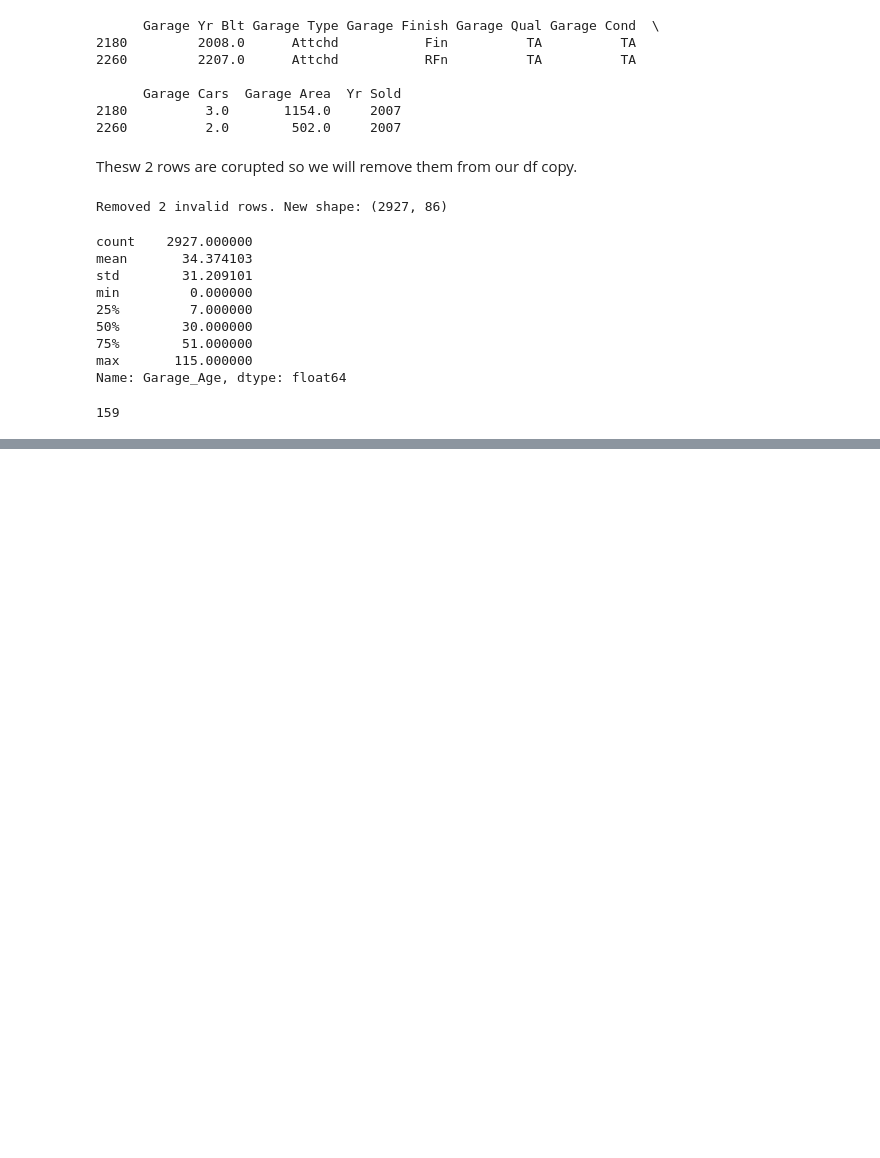
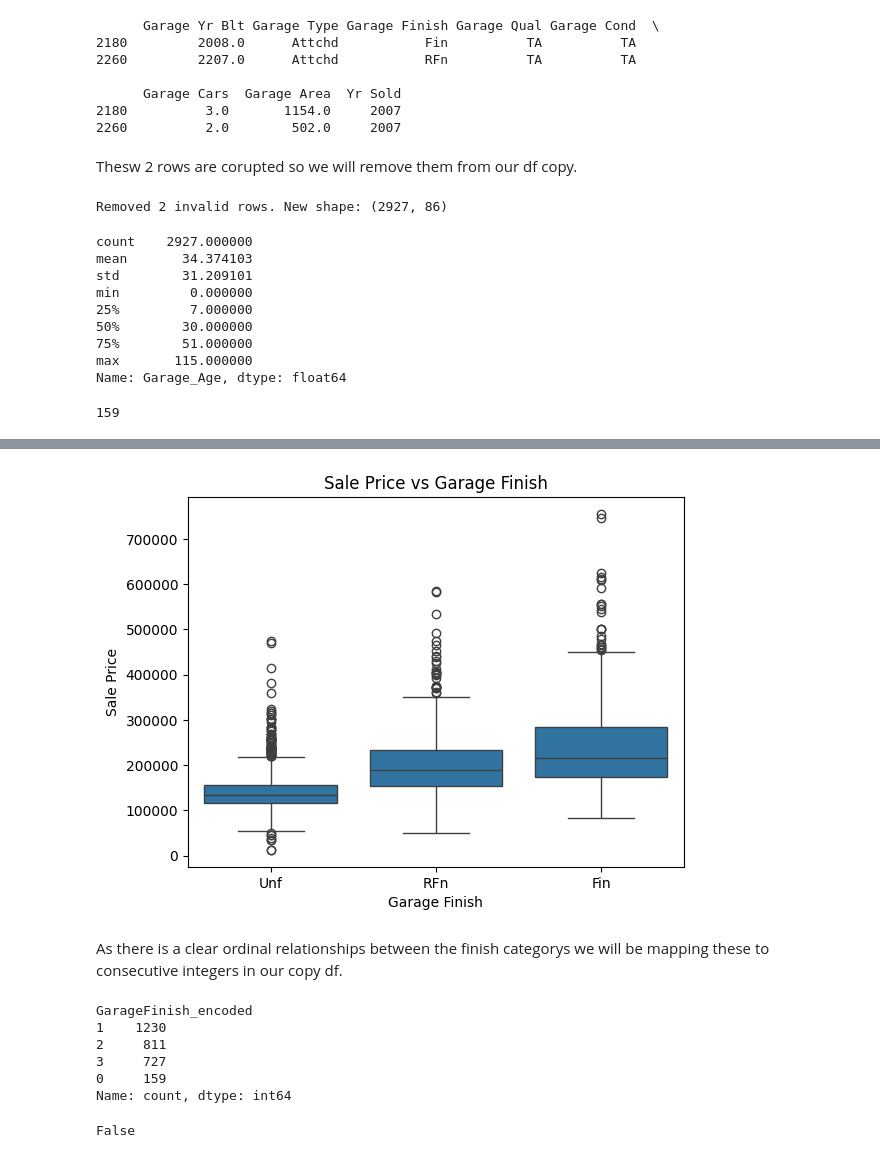
Before and after one commit to hedesiustefan/ML_Project, a Jupyter notebook: dataexplore.ipynb, the cells around one changed output, grey strips where cells are left out. Cells and saved outputs as stored; diff of their text form; code cells hidden in the pictures; blank space fills up the shorter version.

Commit message:
handled garage: cond, qual, finish by mapping the values to integers

```diff
--- a/dataexplore.ipynb
+++ b/dataexplore.ipynb
@@ -839,0 +857,11 @@ print((df_copy['Garage_Age'] == 115).sum()
+# %%
+order = ['Unf', 'RFn', 'Fin']
+sns.boxplot(x='Garage Finish', y='SalePrice', data=clean_df, order=order)
+plt.xlabel('Garage Finish')
+plt.ylabel('Sale Price')
+plt.title('Sale Price vs Garage Finish')
+plt.show()
+# %% [output]
+[figure, added]
+# %% [markdown]
+As there is a clear ordinal relationships between the finish categorys we will be mapping these to consecutive integers in our copy df.
@@ -839,0 +876,16 @@ print((df_copy['Garage_Age'] == 115).sum()
+# %%
+print(df_copy['GarageFinish_encoded'].value_counts(dropna=False))
+# %% [output]
+GarageFinish_encoded
+1    1230
+2     811
+3     727
+0     159
+Name: count, dtype: int64
+# %%
+df_copy.drop('Garage Finish', axis=1, inplace=True)
+
+# Sanity check
+print('Garage Finish' in df_copy.columns)
+# %% [output]
+False
```
Also changed, not shown: parts of 18 cells of this notebook.
